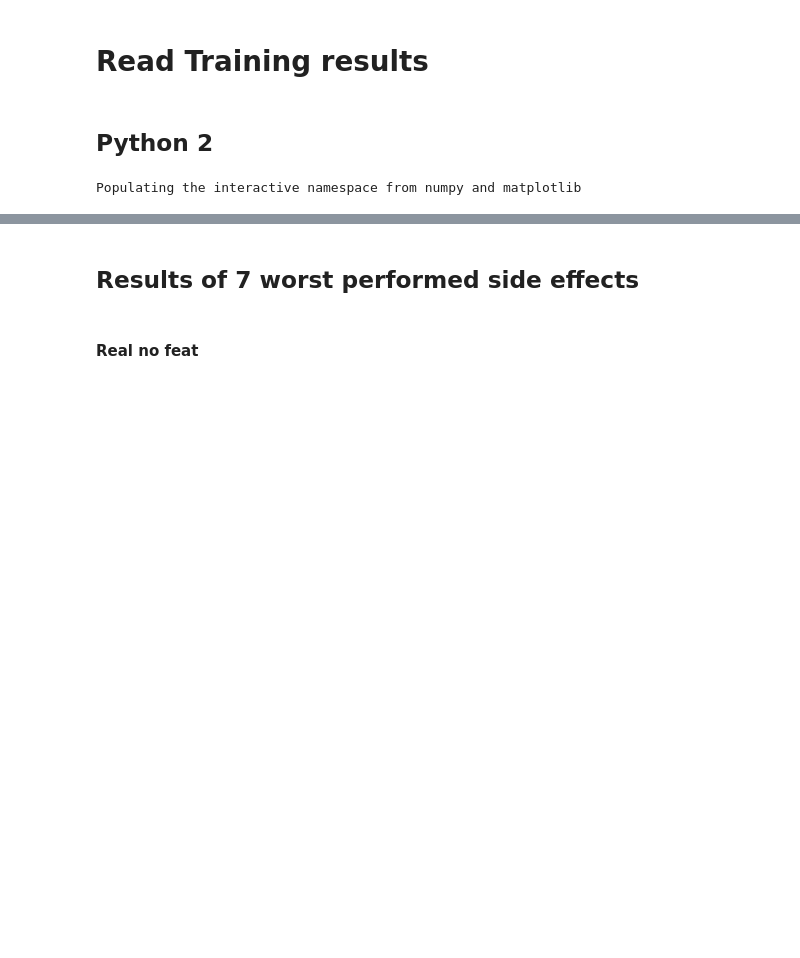
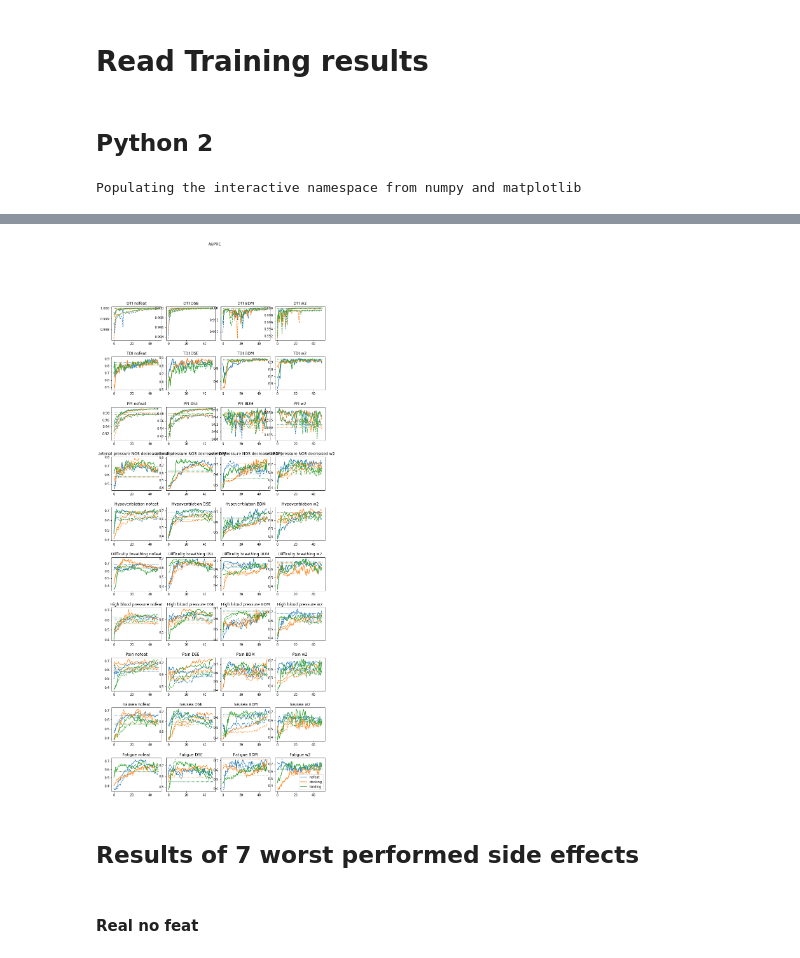
Before and after one commit to diitaz93/Master-Thesis, a Jupyter notebook: training_results.ipynb, the cells around one changed output, grey strips where cells are left out. Cells and saved outputs as stored; diff of their text form; code cells hidden in the pictures; blank space fills up the shorter version.

```diff
--- a/training_results.ipynb
+++ b/training_results.ipynb
@@ -19,3 +101,24 @@ Populating the interactive namespace from numpy and matplotlib
+# %%
+m = 1
+n_se = 10
+n_sim = 4
+n_modes = 3
+fig, axs = plt.subplots(n_se,n_sim, figsize=(12,28), squeeze=True, facecolor='w', edgecolor='k')
+fig.suptitle(metrics[m])
+fig.subplots_adjust(hspace = .5, wspace=.1)
+#axs = axs.ravel()
+for e in range(n_se):
+    i,j,k = idx2edge_type[e]
+    for n in range(n_sim):
+        for l in range(n_modes):
+            color=next(axs[e,n]._get_lines.prop_cycler)['color']
+            axs[e,n].plot(train[:,e,m,n,l],color=color,label=modes[l])#,linewidth=3, alpha=0.6)
+            axs[e,n].plot(val[:,e,m,n,l],'--',color=color)
+            axs[e,n].hlines(test[e,m,n,l],0,50, colors=color, linestyles='dotted')
+            axs[e,n].set_title(names[i,j][k]+' '+sims[n])
+    legend(loc='lower right')
+# %% [output]
+[figure, added]
 # %% [markdown]
 ## Results of 7 worst performed side effects
 # %%
```
Also changed, not shown: parts of 11 cells of this notebook, 3 other files.
